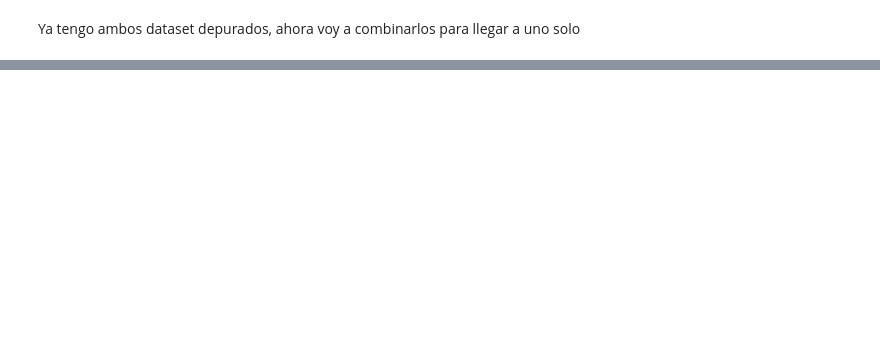
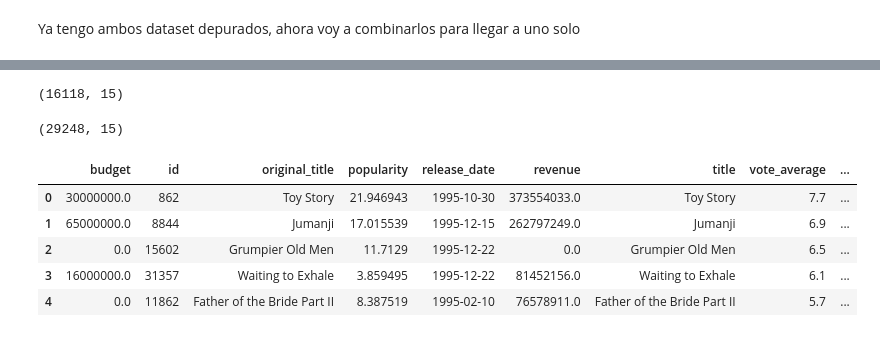
Before and after one commit to Anavig14/Anavig14-P1-Individual, a Jupyter notebook: ELT_dataset.ipynb, the cells around one changed output, grey strips where cells are left out. Saved outputs shown, nothing was run; the diff lists cells and outputs as text; code cells hidden in the pictures; blank space fills up the shorter version.

```diff
--- a/ELT_dataset.ipynb
+++ b/ELT_dataset.ipynb
@@ -319,0 +782,4 @@ El tamaño del dataset es de 50.10 MB.
+# %%
+# Convertir la columna 'release_date' al formato de fecha AAAA-mm-dd
+df_movies['release_date'] = pd.to_datetime(df_movies['release_date'], format='%Y-%m-%d', errors='coerce')
+df_movies['release_date'].head()
@@ -319,0 +793,5 @@ El tamaño del dataset es de 50.10 MB.
+# %%
+# Crear la columna 'release_year' extrayendo el año de 'release_date' como cadena de texto
+df_movies['release_date'].fillna(pd.Timestamp('1900-01-01'), inplace=True)
+df_movies['release_year'] = df_movies['release_date'].dt.year.astype(int).astype(str)
+df_movies['release_year'].head()
@@ -319,0 +811,10 @@ El tamaño del dataset es de 50.10 MB.
+# %%
+# Asegurarse de que las columnas 'revenue' y 'budget' sean numéricas
+df_movies['revenue'] = pd.to_numeric(df_movies['revenue'], errors='coerce').fillna(0)
+df_movies['budget'] = pd.to_numeric(df_movies['budget'], errors='coerce').fillna(0)
+
+# Crear la columna 'return' calculando el retorno de inversión
+df_movies['return'] = df_movies.apply(lambda x: x['revenue'] / x['budget'] if x['budget'] > 0 else 0, axis=1)
+
+# Verificar las primeras filas de la nueva columna 'return'
+print(df_movies[['revenue', 'budget', 'return']].head())
@@ -319,0 +856,7 @@ El tamaño del dataset es de 50.10 MB.
+# %%
+df_movies['release_year'] = pd.to_numeric(df_movies['release_year'], errors='coerce') #El año lo tengo como texto, lo paso a numero.
+df_1990 = df_movies[df_movies['release_year'] <= 1990] # Filtro solo las peliculas hasta 1990 y creo un nuevo data frame
+# %%
+df_1990.shape
+# %% [output]
+(16118, 15)
@@ -319,0 +867,13 @@ El tamaño del dataset es de 50.10 MB.
+# %%
+df.shape
+# %% [output]
+(29248, 15)
+# %%
+df_movies.head()
+# %% [output]
+|  | budget | id | original_title | popularity | release_date | revenue | title | vote_average | ... |
+| 0 | 30000000.0 | 862 | Toy Story | 21.946943 | 1995-10-30 | 373554033.0 | Toy Story | 7.7 | ... |
+| 1 | 65000000.0 | 8844 | Jumanji | 17.015539 | 1995-12-15 | 262797249.0 | Jumanji | 6.9 | ... |
+| 2 | 0.0 | 15602 | Grumpier Old Men | 11.7129 | 1995-12-22 | 0.0 | Grumpier Old Men | 6.5 | ... |
+| 3 | 16000000.0 | 31357 | Waiting to Exhale | 3.859495 | 1995-12-22 | 81452156.0 | Waiting to Exhale | 6.1 | ... |
+| 4 | 0.0 | 11862 | Father of the Bride Part II | 8.387519 | 1995-02-10 | 76578911.0 | Father of the Bride Part II | 5.7 | ... |
```
Also changed, not shown: parts of 91 cells of this notebook.
